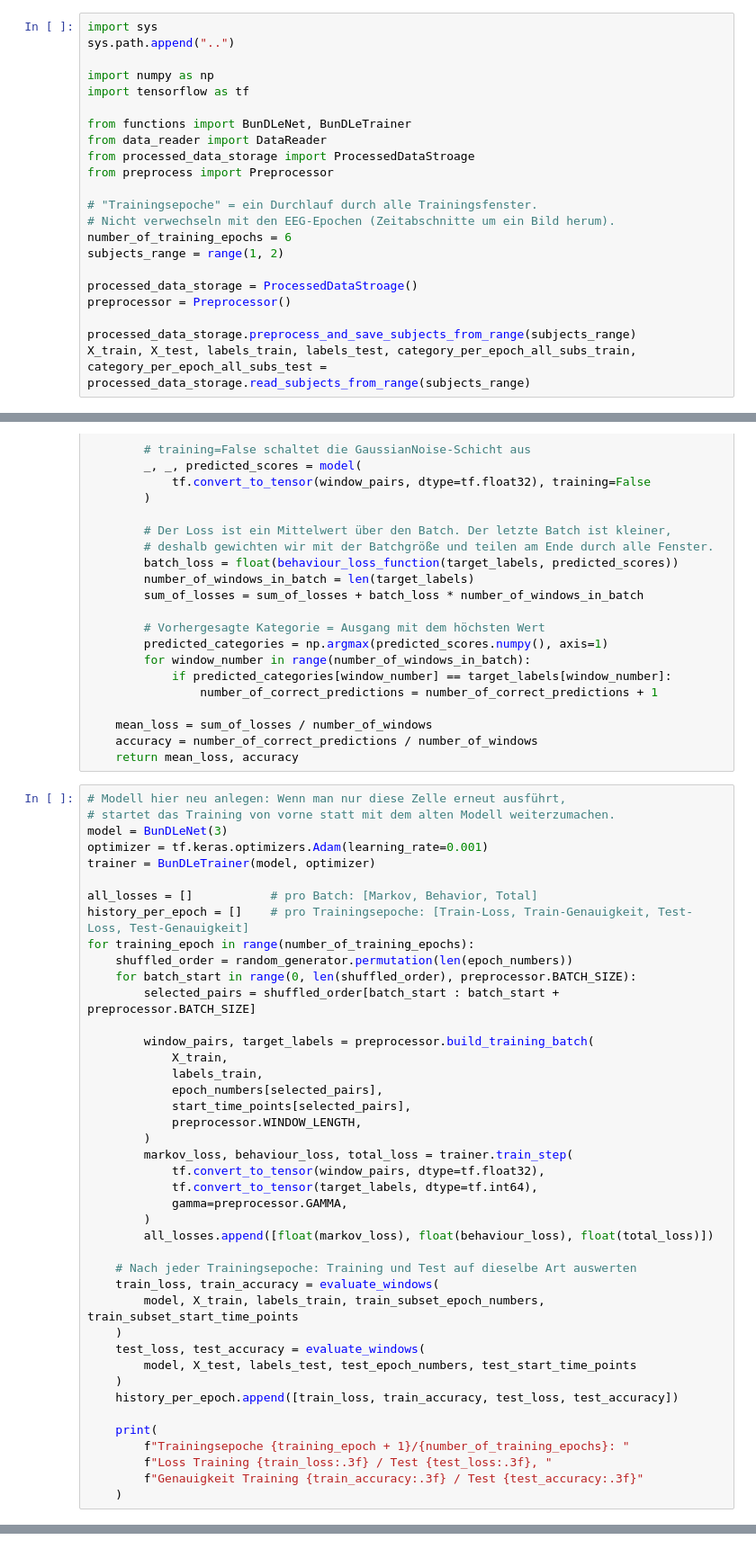
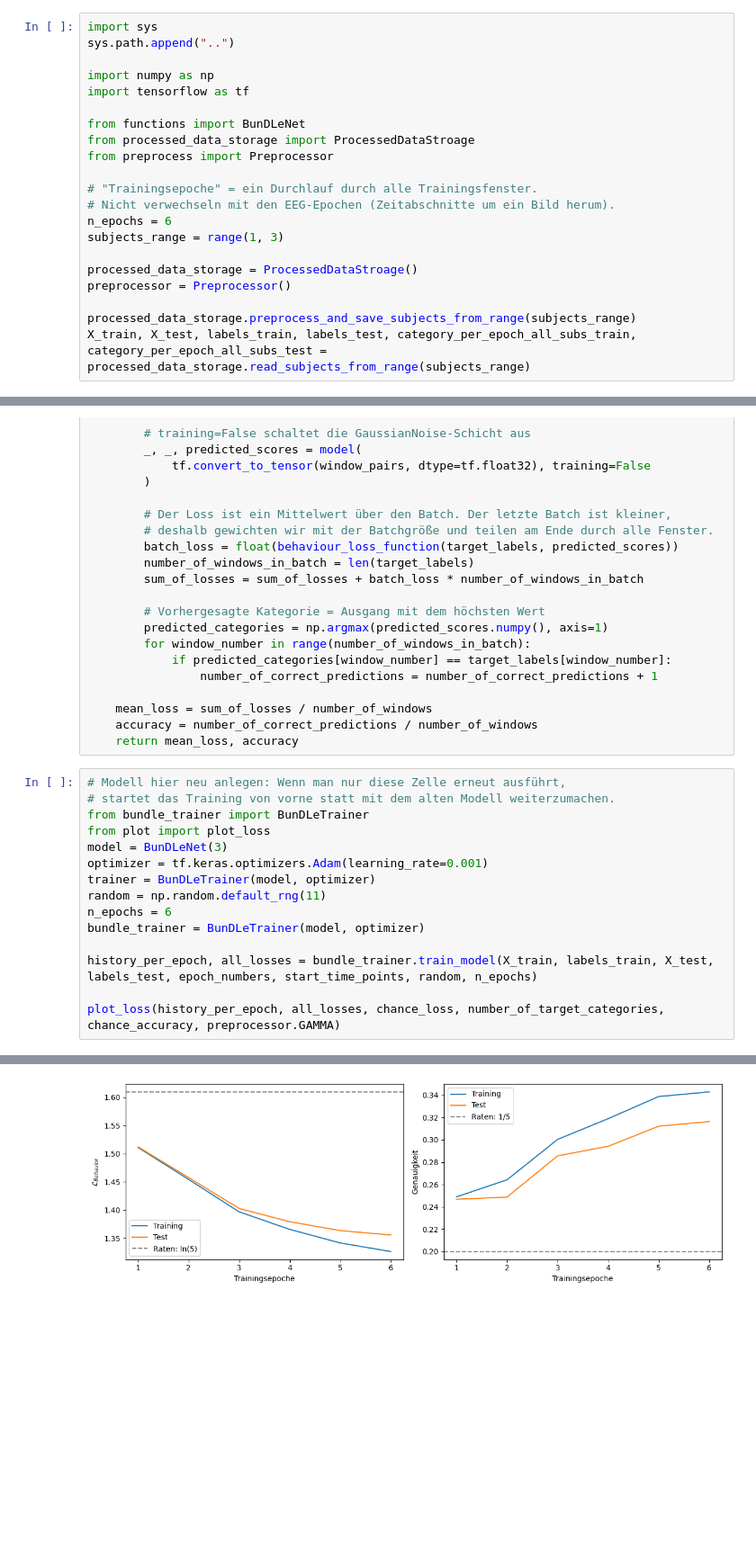
Before and after one commit to ben4dler/bachelor-thesis, a Jupyter notebook: notebooks/BunDLe-Net/notebooks/swe_on_tau.ipynb, the cells around one changed output, grey strips where cells are left out. Shown at 90% size. Cells and saved outputs as stored; diff of their text form; blank space fills up the shorter version.

```diff
--- a/notebooks/BunDLe-Net/notebooks/swe_on_tau.ipynb
+++ b/notebooks/BunDLe-Net/notebooks/swe_on_tau.ipynb
@@ -5,15 +5,14 @@ sys.path.append("..")
 import numpy as np
 import tensorflow as tf
 
-from functions import BunDLeNet, BunDLeTrainer
-from data_reader import DataReader
+from functions import BunDLeNet
 from processed_data_storage import ProcessedDataStroage
 from preprocess import Preprocessor
 
 # "Trainingsepoche" = ein Durchlauf durch alle Trainingsfenster.
 # Nicht verwechseln mit den EEG-Epochen (Zeitabschnitte um ein Bild herum).
-number_of_training_epochs = 6
-subjects_range = range(1, 2)
+n_epochs = 6
+subjects_range = range(1, 3)
 
 processed_data_storage = ProcessedDataStroage()
 preprocessor = Preprocessor()
@@ -139,43 +144,16 @@ def evaluate_windows(model, eeg_data, labels, epoch_numbers, start_time_points):
 # %%
 # Modell hier neu anlegen: Wenn man nur diese Zelle erneut ausführt,
 # startet das Training von vorne statt mit dem alten Modell weiterzumachen.
+from bundle_trainer import BunDLeTrainer
+from plot import plot_loss
 model = BunDLeNet(3)
 optimizer = tf.keras.optimizers.Adam(learning_rate=0.001)
 trainer = BunDLeTrainer(model, optimizer)
+random = np.random.default_rng(11)
+n_epochs = 6
+bundle_trainer = BunDLeTrainer(model, optimizer)
 
-all_losses = []           # pro Batch: [Markov, Behavior, Total]
-history_per_epoch = []    # pro Trainingsepoche: [Train-Loss, Train-Genauigkeit, Test-Loss, Test-Genauigkeit]
-for training_epoch in range(number_of_training_epochs):
-    shuffled_order = random_generator.permutation(len(epoch_numbers))
-    for batch_start in range(0, len(shuffled_order), preprocessor.BATCH_SIZE):
-        selected_pairs = shuffled_order[batch_start : batch_start + preprocessor.BATCH_SIZE]
+history_per_epoch, all_losses = bundle_trainer.train_model(X_train, labels_train, X_test, labels_test, epoch_numbers, start_time_points, random, n_epochs)
 
-        window_pairs, target_labels = preprocessor.build_training_batch(
-            X_train,
-            labels_train,
-            epoch_numbers[selected_pairs],
-            start_time_points[selected_pairs],
-            preprocessor.WINDOW_LENGTH,
-        )
-        markov_loss, behaviour_loss, total_loss = trainer.train_step(
-            tf.convert_to_tensor(window_pairs, dtype=tf.float32),
-            tf.convert_to_tensor(target_labels, dtype=tf.int64),
-            gamma=preprocessor.GAMMA,
-        )
-        all_losses.append([float(markov_loss), float(behaviour_loss), float(total_loss)])
-
-    # Nach jeder Trainingsepoche: Training und Test auf dieselbe Art auswerten
-    train_loss, train_accuracy = evaluate_windows(
-        model, X_train, labels_train, train_subset_epoch_numbers, train_subset_start_time_points
-    )
-    test_loss, test_accuracy = evaluate_windows(
-        model, X_test, labels_test, test_epoch_numbers, test_start_time_points
-    )
-    history_per_epoch.append([train_loss, train_accuracy, test_loss, test_accuracy])
-
-    print(
-        f"Trainingsepoche {training_epoch + 1}/{number_of_training_epochs}: "
-        f"Loss Training {train_loss:.3f} / Test {test_loss:.3f}, "
-        f"Genauigkeit Training {train_accuracy:.3f} / Test {test_accuracy:.3f}"
-    )
+plot_loss(history_per_epoch, all_losses, chance_loss, number_of_target_categories, chance_accuracy, preprocessor.GAMMA)
 # %% [output]
@@ -187,0 +166 @@ Trainingsepoche 6/6: Loss Training 1.388 / Test 1.396, Genauigkeit Training 0.28
+[figure, added]
```
Also changed, not shown: parts of 5 cells of this notebook, 6 other files.
